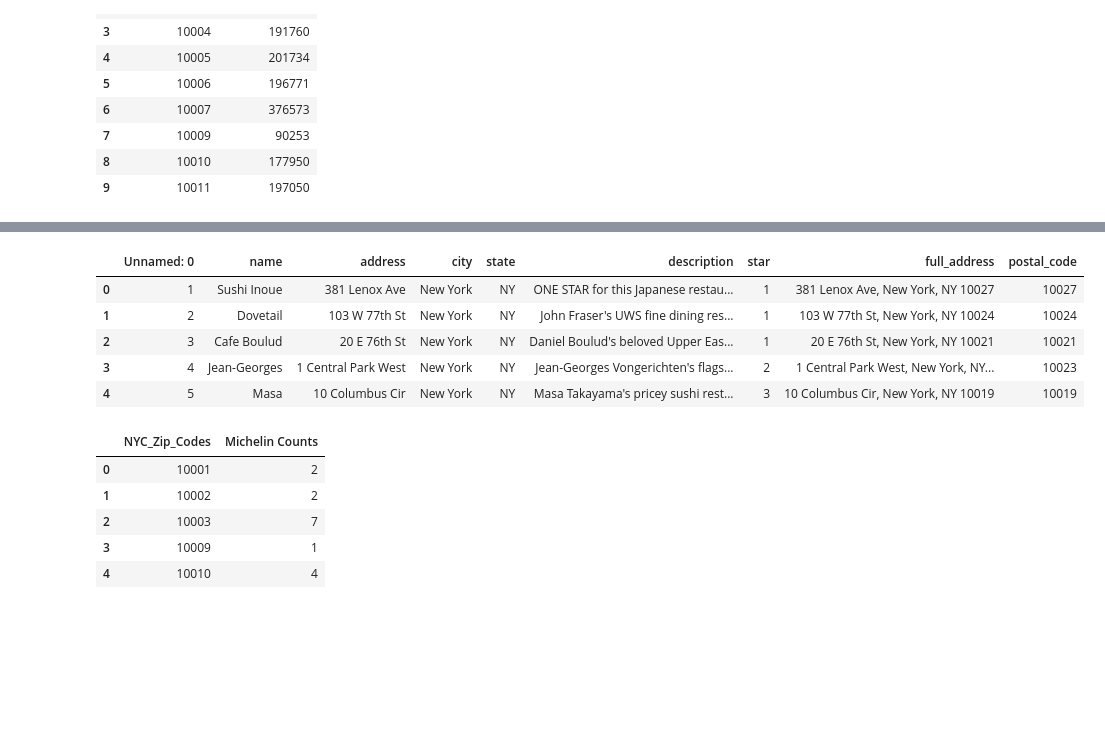
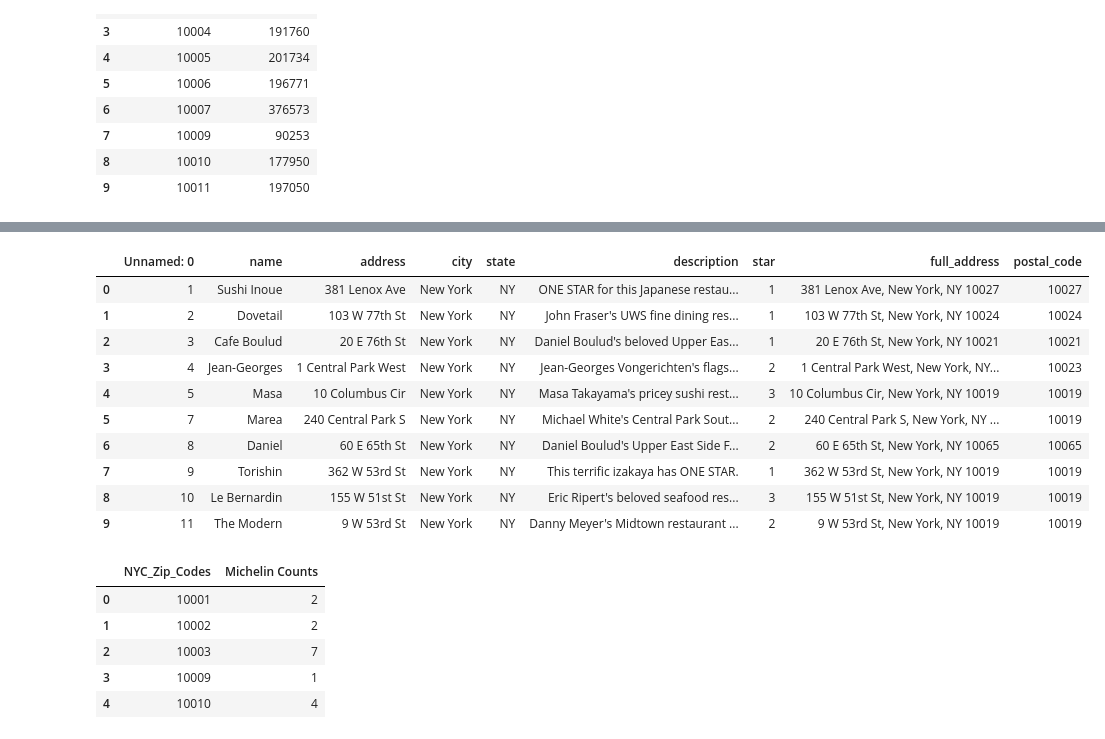
Before and after one commit to Karlasalome/group8-project1, a Jupyter notebook: Income_vs_Fine_dining.ipynb, the cells around one changed output, grey strips where cells are left out. Drawn from its saved outputs; the diff is of its cells as text; code cells hidden in the pictures; blank space fills up the shorter version.

```diff
--- a/Income_vs_Fine_dining.ipynb
+++ b/Income_vs_Fine_dining.ipynb
@@ -98,14 +100,19 @@ zipcodes_df.to_csv("zips_with_income.csv",index=False,header=True)
 # %%
-#income_zip_df = pd.read_csv("zips_with_income.csv")
 fine_dine_df = pd.read_csv("mich_rests.csv")
-fine_dine_df.head()
+income_zip_df = pd.read_csv("zips_with_income.csv")
+fine_dine_df.head(10)
 # %% [output]
 |  | Unnamed: 0 | name | address | city | state | description | star | full_address | postal_code |
 | 0 | 1 | Sushi Inoue | 381 Lenox Ave | New York | NY | ONE STAR for this Japanese restau... | 1 | 381 Lenox Ave, New York, NY 10027 | 10027 |
 | 1 | 2 | Dovetail | 103 W 77th St | New York | NY | John Fraser's UWS fine dining res... | 1 | 103 W 77th St, New York, NY 10024 | 10024 |
 | 2 | 3 | Cafe Boulud | 20 E 76th St | New York | NY | Daniel Boulud's beloved Upper Eas... | 1 | 20 E 76th St, New York, NY 10021 | 10021 |
 | 3 | 4 | Jean-Georges | 1 Central Park West | New York | NY | Jean-Georges Vongerichten's flags... | 2 | 1 Central Park West, New York, NY... | 10023 |
 | 4 | 5 | Masa | 10 Columbus Cir | New York | NY | Masa Takayama's pricey sushi rest... | 3 | 10 Columbus Cir, New York, NY 10019 | 10019 |
+| 5 | 7 | Marea | 240 Central Park S | New York | NY | Michael White's Central Park Sout... | 2 | 240 Central Park S, New York, NY ... | 10019 |
+| 6 | 8 | Daniel | 60 E 65th St | New York | NY | Daniel Boulud's Upper East Side F... | 2 | 60 E 65th St, New York, NY 10065 | 10065 |
+| 7 | 9 | Torishin | 362 W 53rd St | New York | NY | This terrific izakaya has ONE STAR. | 1 | 362 W 53rd St, New York, NY 10019 | 10019 |
+| 8 | 10 | Le Bernardin | 155 W 51st St | New York | NY | Eric Ripert's beloved seafood res... | 3 | 155 W 51st St, New York, NY 10019 | 10019 |
+| 9 | 11 | The Modern | 9 W 53rd St | New York | NY | Danny Meyer's Midtown restaurant ... | 2 | 9 W 53rd St, New York, NY 10019 | 10019 |
 # %%
 postal_group = fine_dine_df.groupby('postal_code')
 
```
Also changed, not shown: parts of 5 cells of this notebook, 1 other file.
